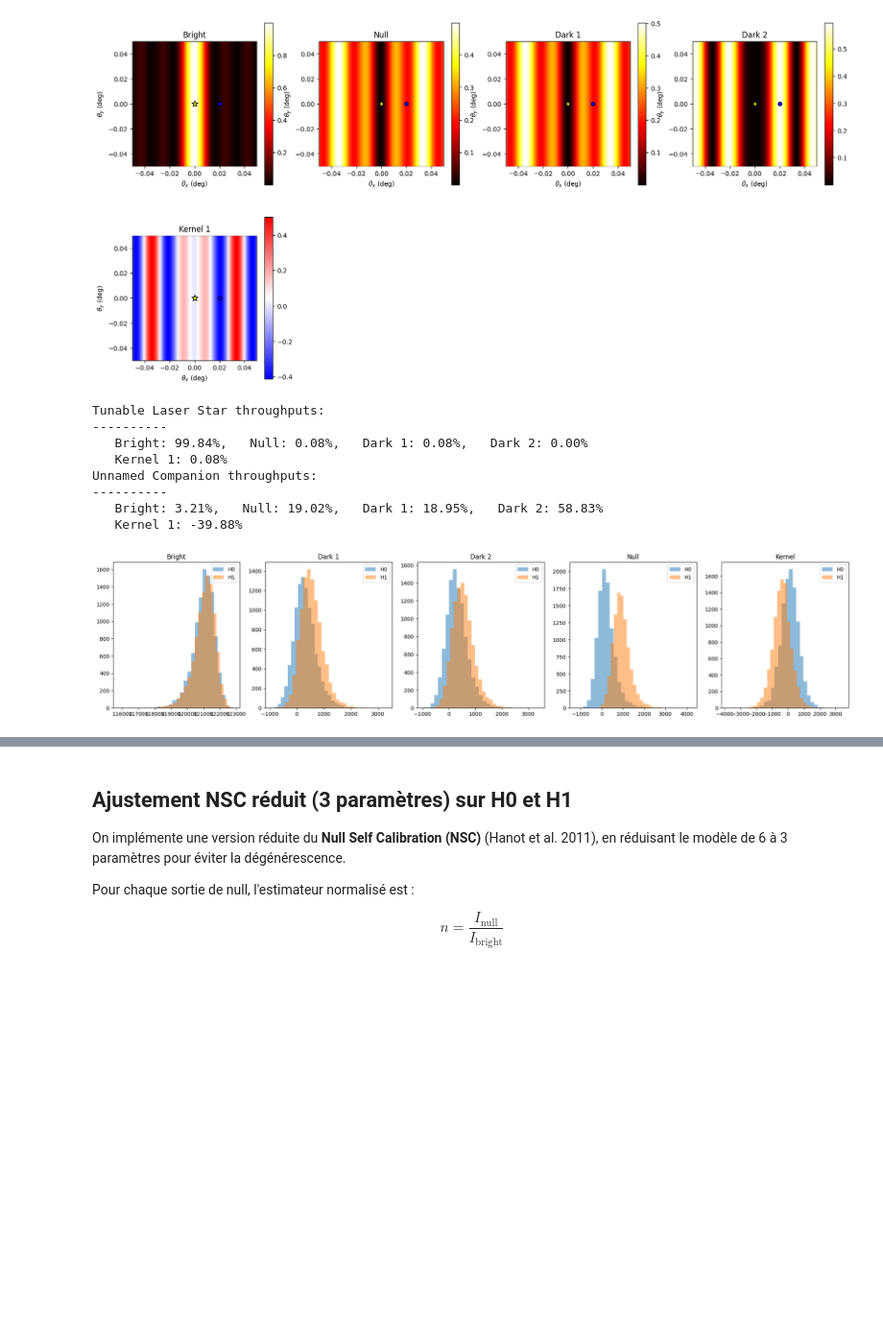
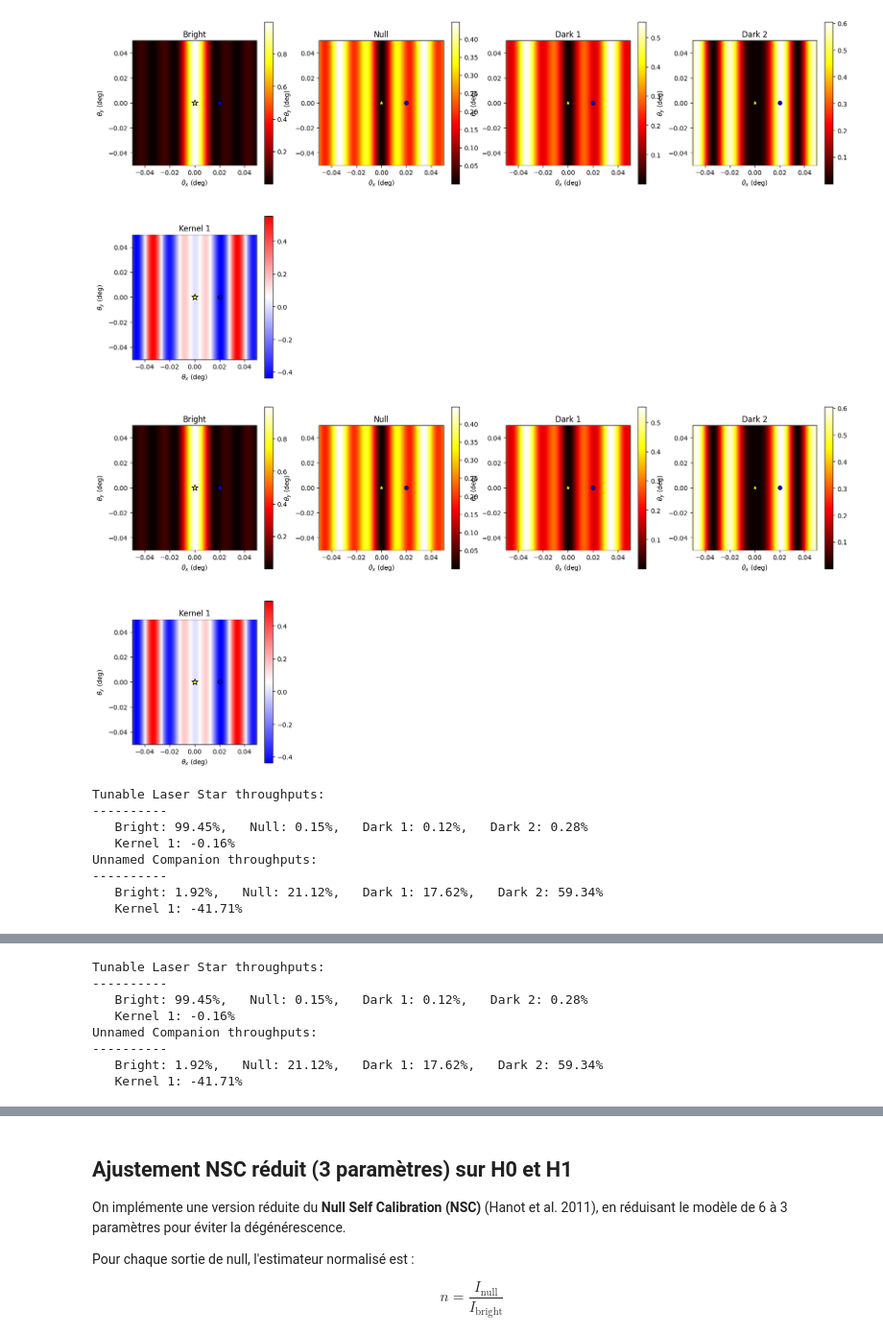
Before and after one commit to VForiel/PhD-Theory, a Jupyter notebook: test.ipynb, the cells around one changed output, grey strips where cells are left out. Shown at 96% size. Drawn from its saved outputs; the diff is of its cells as text; code cells hidden in the pictures; blank space fills up the shorter version.

```diff
--- a/test.ipynb
+++ b/test.ipynb
@@ -11,45 +11,45 @@ importlib.reload(phise)
 ctx = phise.examples.contexts.get_PHOB()
 ctx.interferometer.fov = 0.1 * u.deg
 ctx.chip.calibrate()
-ctx.Γ = 20 * u.nm # 1nm of upstream piston rms
+ctx.Γ = 0 * u.nm # 1nm of upstream piston rms
 ctx_h0 = copy(ctx)
 ctx_h0.target.companions = []
 ctx_h1 = copy(ctx)
 ctx_h1.target.companions = [phise.Companion(1e-2, 0.02*u.deg, 0*u.deg)]
 
 ctx_h1.plot_transmission_maps(N=100)
 
 N = 10000
 
 n_raw = ctx.chip.nb_raw_outputs
 n_processed = ctx.chip.nb_processed_outputs
 
 data_h0 = np.empty((n_raw + n_processed, N))
 data_h1 = np.empty((n_raw + n_processed, N))
 
 for i in range(N):
     h0_outs = ctx_h0.observe()
     h1_outs = ctx_h1.observe()
     data_h0[:n_raw, i] = h0_outs
     data_h1[:n_raw, i] = h1_outs
     data_h0[n_raw:, i] = ctx_h0.chip.process_outputs(h0_outs)
     data_h1[n_raw:, i] = ctx_h1.chip.process_outputs(h1_outs)
 
 titles = ['Bright', 'Dark 1', 'Dark 2', 'Null', 'Kernel']
 fig, axs = plt.subplots(1, n_raw + n_processed, figsize=((n_raw + n_processed) * 5, 5))
 for i in range(n_raw + n_processed):
     axs[i].hist(data_h0[i, :], bins=30, alpha=0.5, label='H0')
     axs[i].hist(data_h1[i, :], bins=30, alpha=0.5, label='H1')
     axs[i].set_title(titles[i])
     axs[i].legend()
 # %% [output]
-[figure, old version]
+[figure, new version]
+[figure, new version]
 Tunable Laser Star throughputs:
 ----------
-   Bright: 99.84%,   Null: 0.08%,   Dark 1: 0.08%,   Dark 2: 0.00%
-   Kernel 1: 0.08%
+   Bright: 99.45%,   Null: 0.15%,   Dark 1: 0.12%,   Dark 2: 0.28%
+   Kernel 1: -0.16%
 Unnamed Companion throughputs:
 ----------
-   Bright: 3.21%,   Null: 19.02%,   Dark 1: 18.95%,   Dark 2: 58.83%
-   Kernel 1: -39.88%
+   Bright: 1.92%,   Null: 21.12%,   Dark 1: 17.62%,   Dark 2: 59.34%
+   Kernel 1: -41.71%
-[figure, old version]
@@ -55,0 +57,8 @@ Unnamed Companion throughputs:
+Tunable Laser Star throughputs:
+----------
+   Bright: 99.45%,   Null: 0.15%,   Dark 1: 0.12%,   Dark 2: 0.28%
+   Kernel 1: -0.16%
+Unnamed Companion throughputs:
+----------
+   Bright: 1.92%,   Null: 21.12%,   Dark 1: 17.62%,   Dark 2: 59.34%
+   Kernel 1: -41.71%
```
Also changed, not shown: parts of 2 cells of this notebook, 1 other file.
